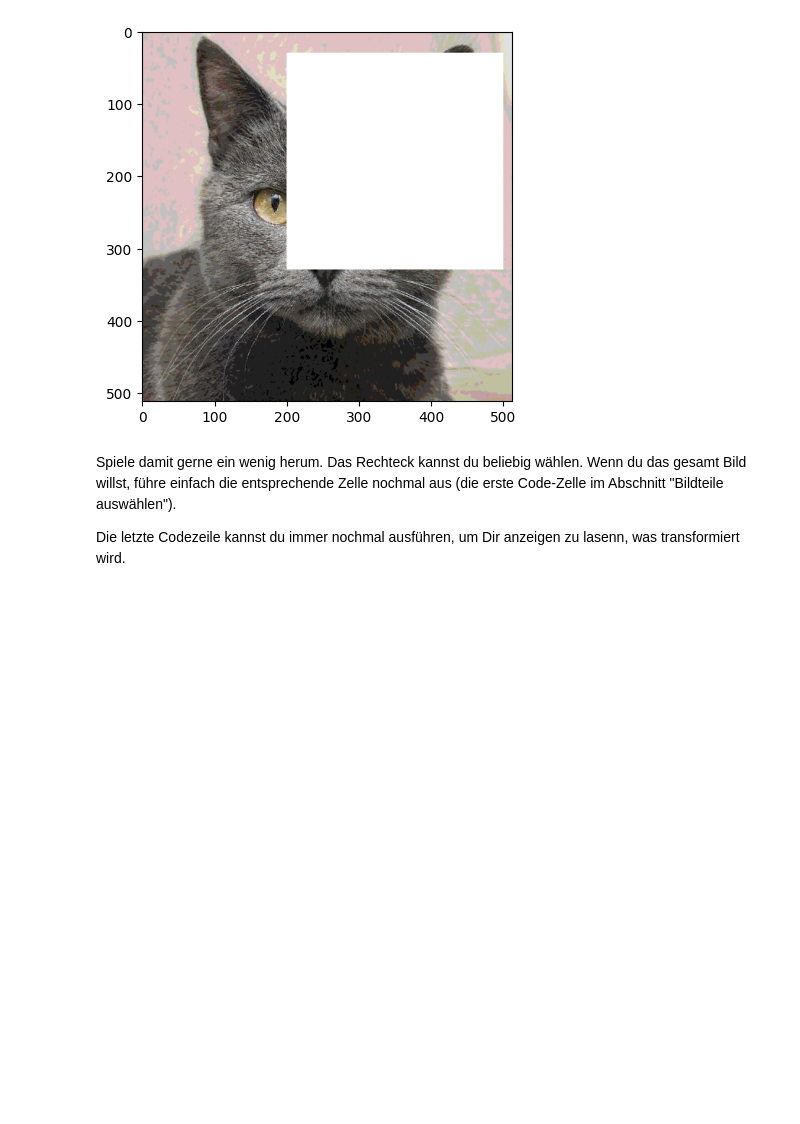
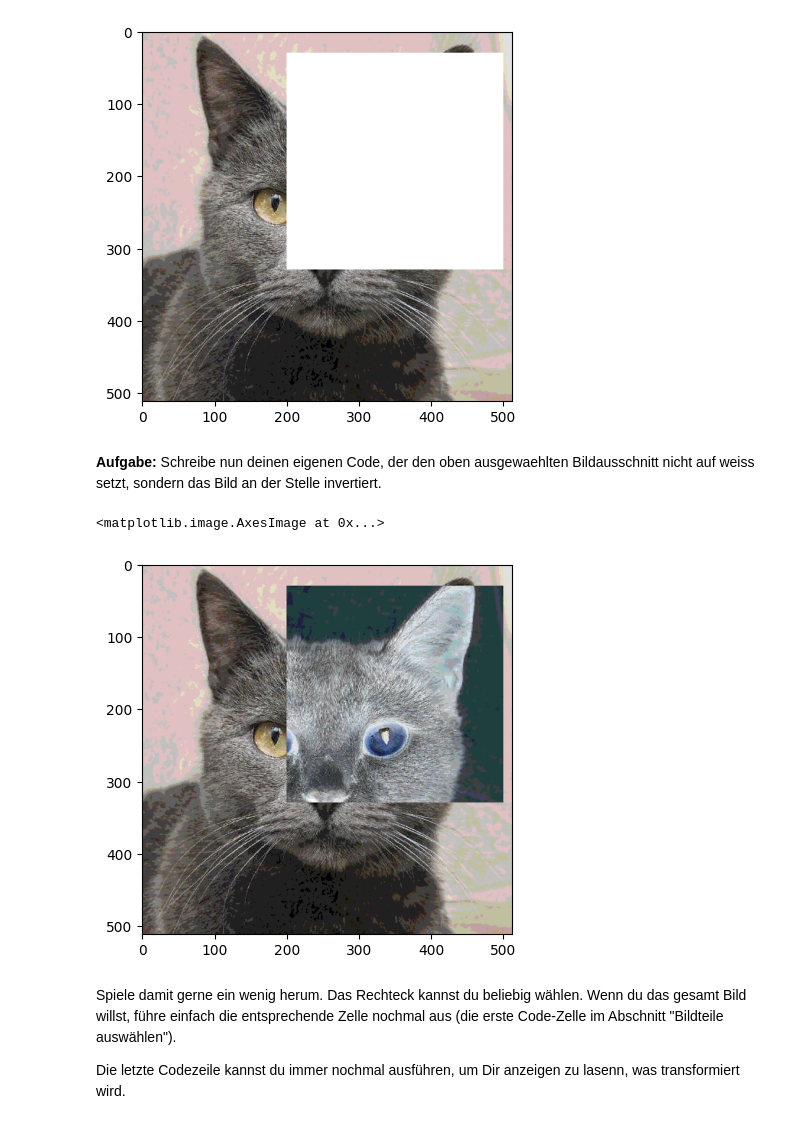
Before and after one commit to eileen-kuehn/intro_qc4images, a Jupyter notebook: QolorQoding.ipynb, the cells around one changed output. Saved outputs shown, nothing was run; the diff lists cells and outputs as text; code cells hidden in the pictures; blank space fills up the shorter version.

Commit message:
added simple image inversion using qc

```diff
--- a/QolorQoding.ipynb
+++ b/QolorQoding.ipynb
@@ -138,6 +138,26 @@ imshow(image_copy)
 # %% [output]
 <matplotlib.image.AxesImage at 0x...>
 [figure]
+# %% [markdown]
+**Aufgabe:** Schreibe nun deinen eigenen Code, der den oben ausgewaehlten Bildausschnitt nicht auf weiss setzt, sondern das Bild an der Stelle invertiert.
+# %%
+image_copy = copy(image)
+
+for pixel in pixels_to_transform:
+    row = pixel[0]
+    column = pixel[1]
+
+    # --- Ab hier dein Code ---
+    image_copy[row, column, 0] = 255 - image_copy[row, column, 0] # R
+    image_copy[row, column, 1] = 255 - image_copy[row, column, 1] # G
+    image_copy[row, column, 2] = 255 - image_copy[row, column, 2]# B
+
+    # -------------------------
+
+imshow(image_copy)
+# %% [output]
+<matplotlib.image.AxesImage at 0x...>
+[figure, added]
 # %% [markdown]
 Spiele damit gerne ein wenig herum. Das Rechteck kannst du beliebig wählen. Wenn du das gesamt Bild willst, führe einfach die entsprechende Zelle nochmal aus (die erste Code-Zelle im Abschnitt "Bildteile auswählen").
 
```
Also changed, not shown: parts of 14 cells of this notebook.
